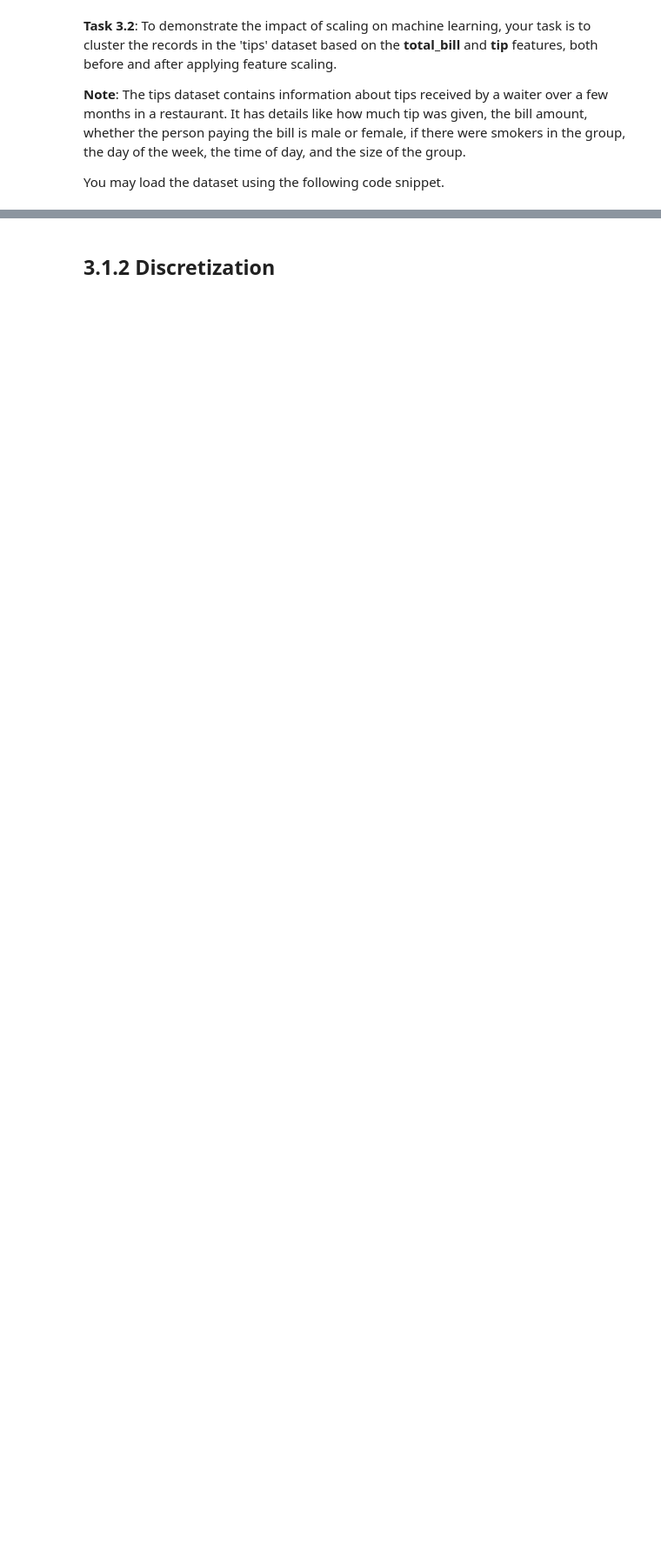
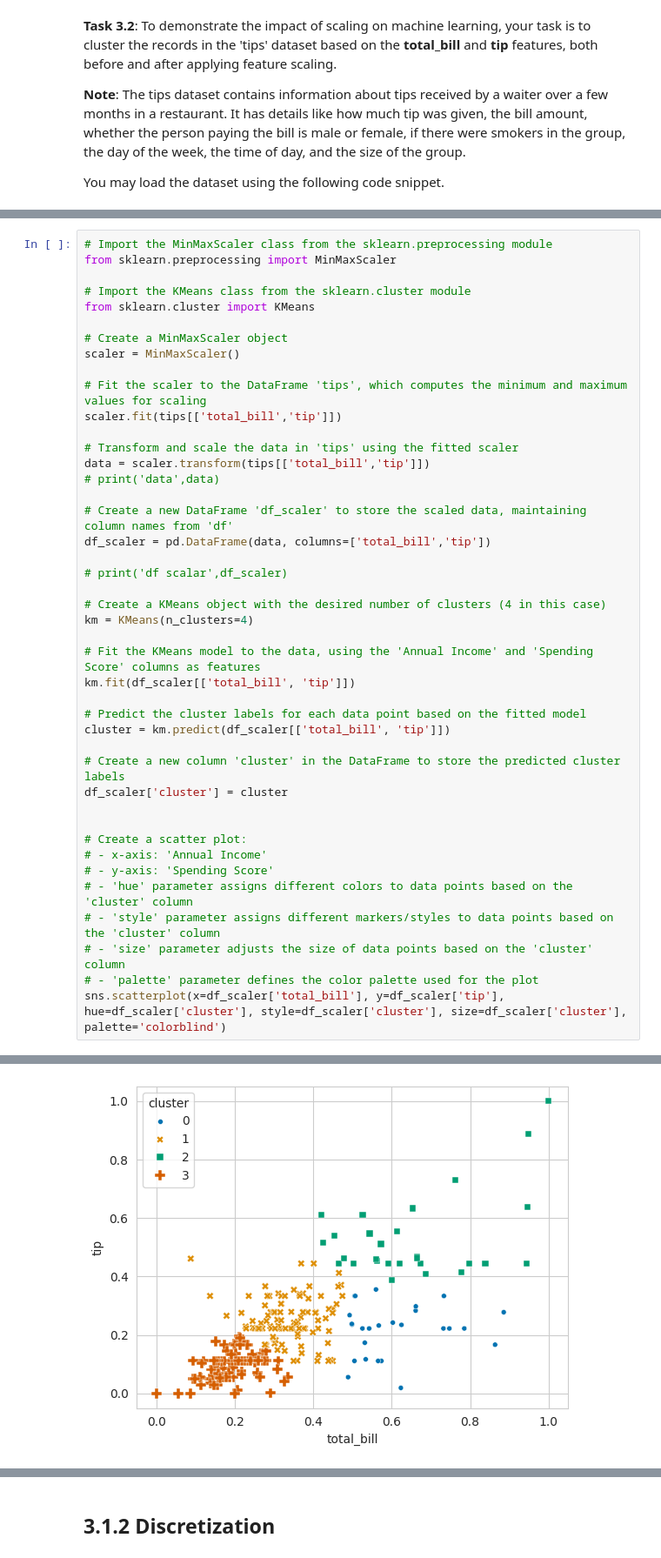
Before and after one commit to faris771/ENCS5141_AI_LAB, a Jupyter notebook: ENCS5141_Exp3_Feature_Engineering.ipynb, the cells around one changed output, grey strips where cells are left out. Shown: that part at 87% size. Saved outputs shown, nothing was run; the diff lists cells and outputs as text; blank space fills up the shorter version.

```diff
--- a/ENCS5141_Exp3_Feature_Engineering.ipynb
+++ b/ENCS5141_Exp3_Feature_Engineering.ipynb
@@ -184,0 +320,44 @@ tips.info()
+# %%
+# Import the MinMaxScaler class from the sklearn.preprocessing module
+from sklearn.preprocessing import MinMaxScaler
+
+# Import the KMeans class from the sklearn.cluster module
+from sklearn.cluster import KMeans
+
+# Create a MinMaxScaler object
+scaler = MinMaxScaler()
+
+# Fit the scaler to the DataFrame 'tips', which computes the minimum and maximum values for scaling
+scaler.fit(tips[['total_bill','tip']])
+
+# Transform and scale the data in 'tips' using the fitted scaler
+data = scaler.transform(tips[['total_bill','tip']])
+# print('data',data)
+
+# Create a new DataFrame 'df_scaler' to store the scaled data, maintaining column names from 'df'
+df_scaler = pd.DataFrame(data, columns=['total_bill','tip'])
+
+# print('df scalar',df_scaler)
+
+# Create a KMeans object with the desired number of clusters (4 in this case)
+km = KMeans(n_clusters=4)
+
+# Fit the KMeans model to the data, using the 'Annual Income' and 'Spending Score' columns as features
+km.fit(df_scaler[['total_bill', 'tip']])
+
+# Predict the cluster labels for each data point based on the fitted model
+cluster = km.predict(df_scaler[['total_bill', 'tip']])
+
+# Create a new column 'cluster' in the DataFrame to store the predicted cluster labels
+df_scaler['cluster'] = cluster
+
+
+# Create a scatter plot:
+# - x-axis: 'Annual Income'
+# - y-axis: 'Spending Score'
+# - 'hue' parameter assigns different colors to data points based on the 'cluster' column
+# - 'style' parameter assigns different markers/styles to data points based on the 'cluster' column
+# - 'size' parameter adjusts the size of data points based on the 'cluster' column
+# - 'palette' parameter defines the color palette used for the plot
+sns.scatterplot(x=df_scaler['total_bill'], y=df_scaler['tip'], hue=df_scaler['cluster'], style=df_scaler['cluster'], size=df_scaler['cluster'], palette='colorblind')
+# %% [output]
@@ -184,0 +365 @@ tips.info()
+[figure, added]
```
Also changed, not shown: parts of 34 cells of this notebook.
